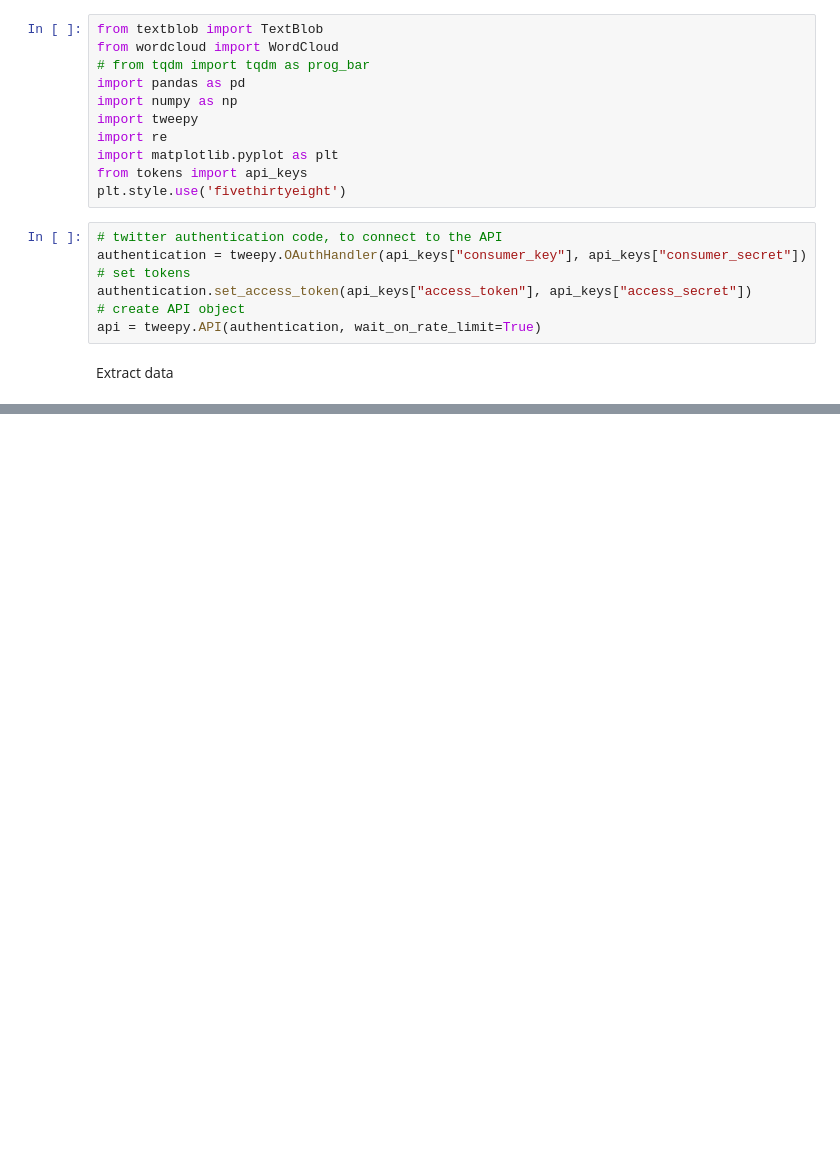
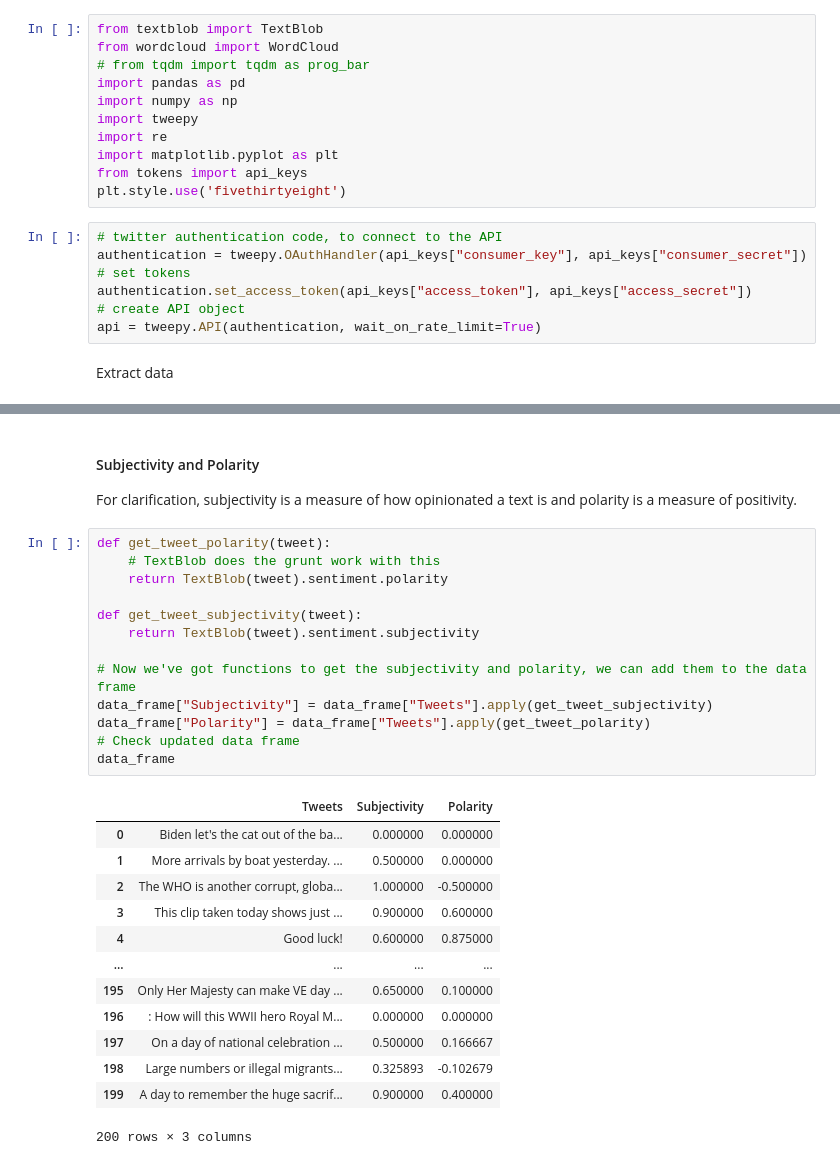
Before and after one commit to j-hussain/NFNLP, a Jupyter notebook: main.ipynb, the cells around one changed output, grey strips where cells are left out. Cells and saved outputs as stored; diff of their text form; blank space fills up the shorter version.

```diff
--- a/main.ipynb
+++ b/main.ipynb
@@ -54,0 +99,31 @@ data_frame = pd.DataFrame([each_tweet.full_text for each_tweet in tweets], colum
+# %% [markdown]
+#### Subjectivity and Polarity
+
+For clarification, subjectivity is a measure of how opinionated a text is and polarity is a measure of positivity.
+# %%
+def get_tweet_polarity(tweet):
+    # TextBlob does the grunt work with this
+    return TextBlob(tweet).sentiment.polarity
+
+def get_tweet_subjectivity(tweet):
+    return TextBlob(tweet).sentiment.subjectivity
+
+# Now we've got functions to get the subjectivity and polarity, we can add them to the data frame
+data_frame["Subjectivity"] = data_frame["Tweets"].apply(get_tweet_subjectivity)
+data_frame["Polarity"] = data_frame["Tweets"].apply(get_tweet_polarity)
+# Check updated data frame
+data_frame
+# %% [output]
+|  | Tweets | Subjectivity | Polarity |
+| 0 | Biden let's the cat out of the ba... | 0.000000 | 0.000000 |
+| 1 | More arrivals by boat yesterday. ... | 0.500000 | 0.000000 |
+| 2 | The WHO is another corrupt, globa... | 1.000000 | -0.500000 |
+| 3 | This clip taken today shows just ... | 0.900000 | 0.600000 |
+| 4 | Good luck! | 0.600000 | 0.875000 |
+| ... | ... | ... | ... |
+| 195 | Only Her Majesty can make VE day ... | 0.650000 | 0.100000 |
+| 196 | : How will this WWII hero Royal M... | 0.000000 | 0.000000 |
+| 197 | On a day of national celebration ... | 0.500000 | 0.166667 |
+| 198 | Large numbers or illegal migrants... | 0.325893 | -0.102679 |
+| 199 | A day to remember the huge sacrif... | 0.900000 | 0.400000 |
+200 rows × 3 columns
```
Also changed, not shown: parts of 12 cells of this notebook.
